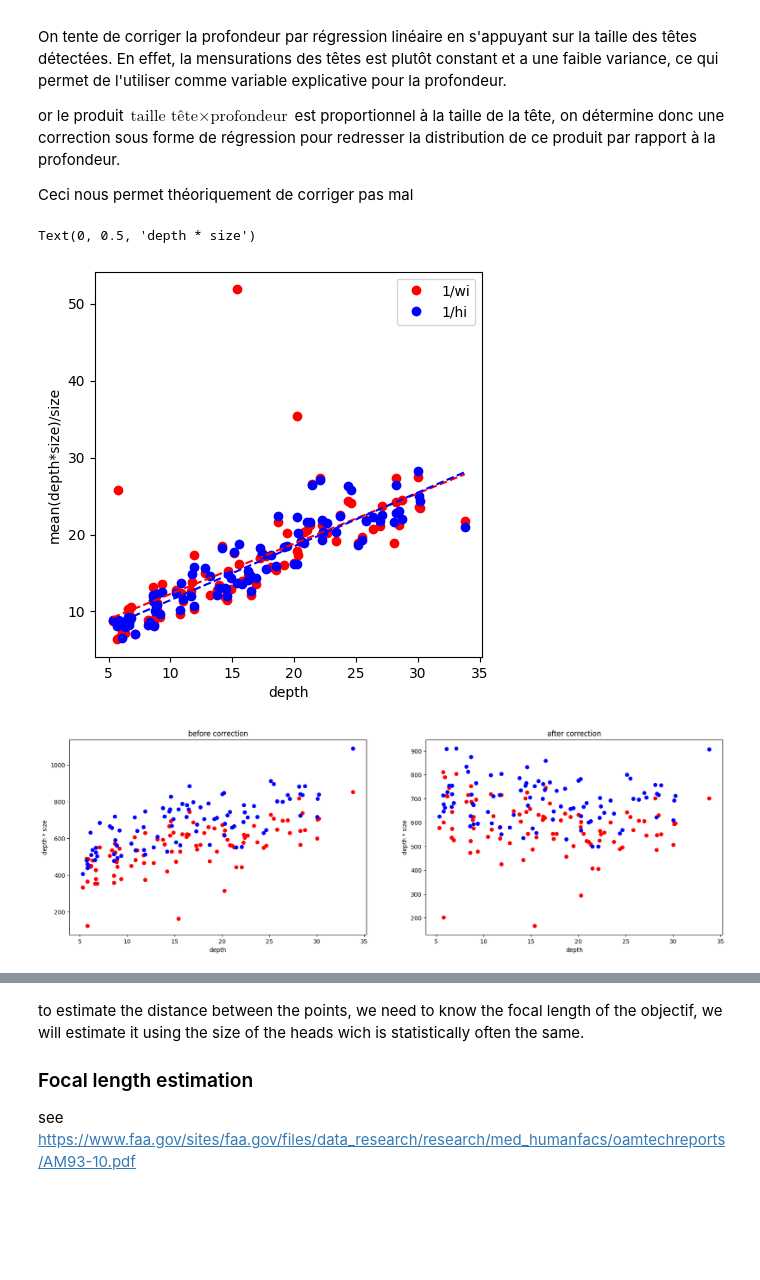
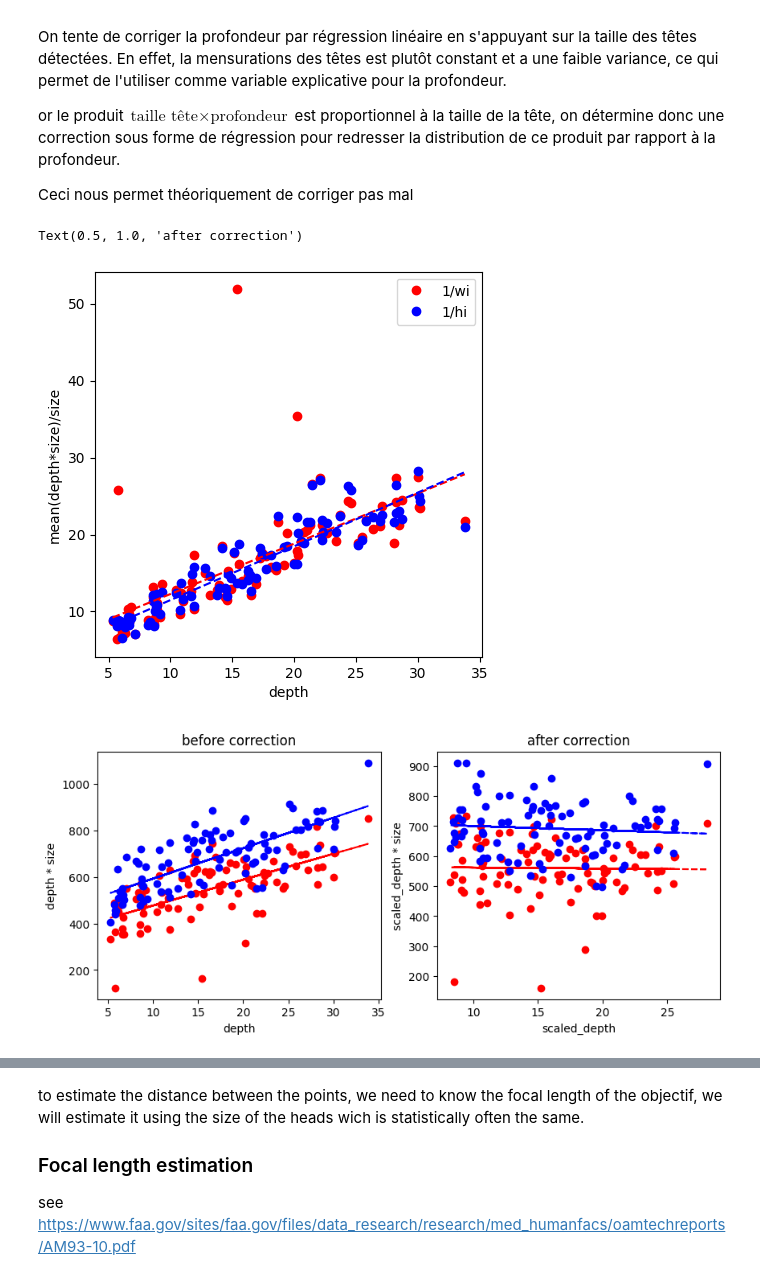
Before and after one commit to Safe-Band/people-detection-and-distance-estimation-inside-monocular-image, a Jupyter notebook: main.ipynb, the cells around one changed output, grey strips where cells are left out. Cells and saved outputs as stored; diff of their text form; code cells hidden in the pictures; blank space fills up the shorter version.

```diff
--- a/main.ipynb
+++ b/main.ipynb
@@ -149,45 +156,49 @@ import scipy.optimize as opt
 
 for i in range(len(detected_heads)):
     detected_heads.loc[i, 'depth'] = float(depth[int(detected_heads.loc[i, 'y']), int(detected_heads.loc[i, 'x'])])
 
 obj_w = (detected_heads["w"]*detected_heads["depth"]).mean()
 obj_h = (detected_heads["h"]*detected_heads["depth"]).mean()
 
 scale = lambda x,a,b: a*x + b
 
 
 popt_w, _ = opt.curve_fit(scale, detected_heads["depth"], detected_heads["w"].apply(lambda x : obj_w/x))
 popt_h, _ = opt.curve_fit(scale, detected_heads["depth"], detected_heads["h"].apply(lambda x : obj_h/x))
 
+detected_heads["depth_scaled"] = detected_heads["depth"].apply(lambda x : scale(x,*popt_h))
+
+# figure 1
 figure = plt.figure(figsize=(5,5))
 plt.plot(detected_heads["depth"], obj_w/detected_heads["w"], 'ro', label="1/wi")
 plt.plot(detected_heads["depth"], obj_h/detected_heads["h"], 'bo', label="1/hi")
 X = np.linspace(detected_heads["depth"].min(), detected_heads["depth"].max(), 100)
 plt.plot(X, scale(X, *popt_w), 'r--')
 plt.plot(X, scale(X, *popt_h), 'b--')
 plt.xlabel("depth")
 plt.ylabel("mean(depth*size)/size")
 plt.legend()
 
-fig, axes = plt.subplots(1, 2, figsize=(20, 6))
-axes[0].plot(detected_heads["depth"], detected_heads["depth"]* detected_heads["w"], 'ro')
-axes[0].plot(detected_heads["depth"], detected_heads["depth"]* detected_heads["h"], 'bo')
+fig, axes = plt.subplots(1, 2, figsize=(10, 4))
+
+def plot_depth_times_size(ax, depth, size, color, label):
+    ax.plot(depth, depth*size,'o', color=color, label=label)
+    popt,_ = opt.curve_fit(scale, depth, depth*size)
+    ax.plot(depth, scale(depth,*popt), '--'+color)
+    return popt
+
+plot_depth_times_size(axes[0], detected_heads["depth"], detected_heads["w"], 'r', "$w_i$")
+plot_depth_times_size(axes[0], detected_heads["depth"], detected_heads["h"], 'b', "$h_i$")
 axes[0].set_xlabel("depth")
 axes[0].set_ylabel("depth * size")
 axes[0].set_title("before correction")
 
-axes[1].plot(detected_heads["depth"], detected_heads["depth"].apply(lambda x : scale(x,*popt_w))*detected_heads["w"], 'ro')
-axes[1].plot(detected_heads["depth"], detected_heads["depth"].apply(lambda x : scale(x,*popt_h))*detected_heads["h"], 'bo')
-axes[1].set_xlabel("depth")
-axes[1].set_ylabel("depth * size")
+plot_depth_times_size(axes[1], detected_heads["depth_scaled"], detected_heads["w"], 'r', "$w_i$")
+plot_depth_times_size(axes[1], detected_heads["depth_scaled"], detected_heads["h"], 'b', "$h_i$")
+axes[1].set_xlabel("scaled_depth")
+axes[1].set_ylabel("scaled_depth * size")
 axes[1].set_title("after correction")
-
-detected_heads["depth_scaled"] = detected_heads["depth"].apply(lambda x : scale(x,*popt_h))
-
-# plt.plot(detected_heads["depth"], detected_heads["w"], 'bo')
-plt.xlabel("depth")
-plt.ylabel("depth * size")
 # %% [output]
-Text(0, 0.5, 'depth * size')
+Text(0.5, 1.0, 'after correction')
 [figure]
-[figure, old version]
+[figure, new version]
```
Also changed, not shown: parts of 9 cells of this notebook, 15 other files.
